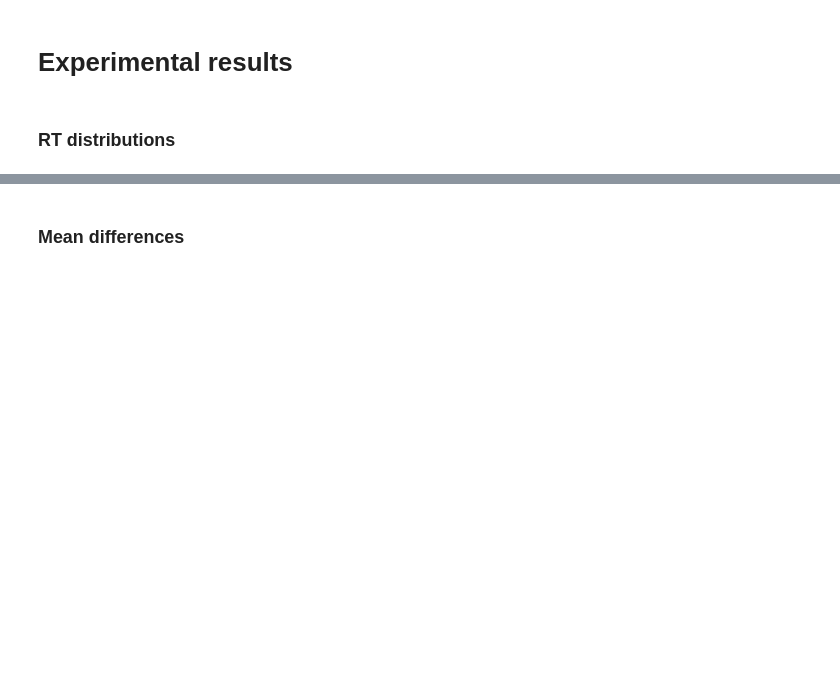
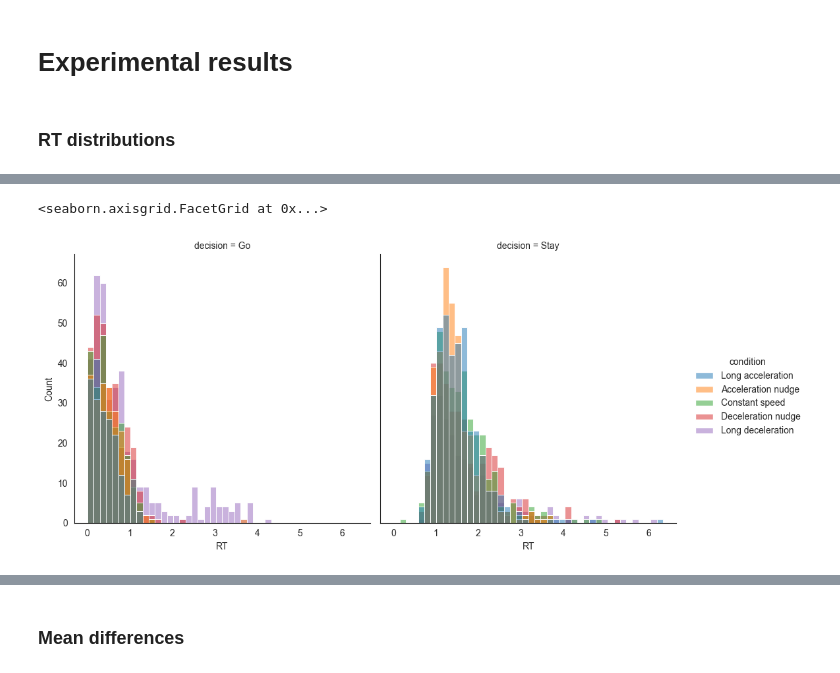
Before and after one commit to tud-hri/nudging-humans-in-traffic, a Jupyter notebook: 04_figures.ipynb, the cells around one changed output, grey strips where cells are left out. Drawn from its saved outputs; the diff is of its cells as text; code cells hidden in the pictures; blank space fills up the shorter version.

```diff
--- a/04_figures.ipynb
+++ b/04_figures.ipynb
@@ -92,0 +93,5 @@ sns.displot(data=exp_measures, x="RT", hue="subj_id", col="decision", kind="kde"
+# %%
+sns.displot(data=exp_measures, x="RT", hue="condition", col="decision", kind="hist")
+# %% [output]
+<seaborn.axisgrid.FacetGrid at 0x...>
+[figure, added]
```
Also changed, not shown: parts of 14 cells of this notebook, 24 other files.
